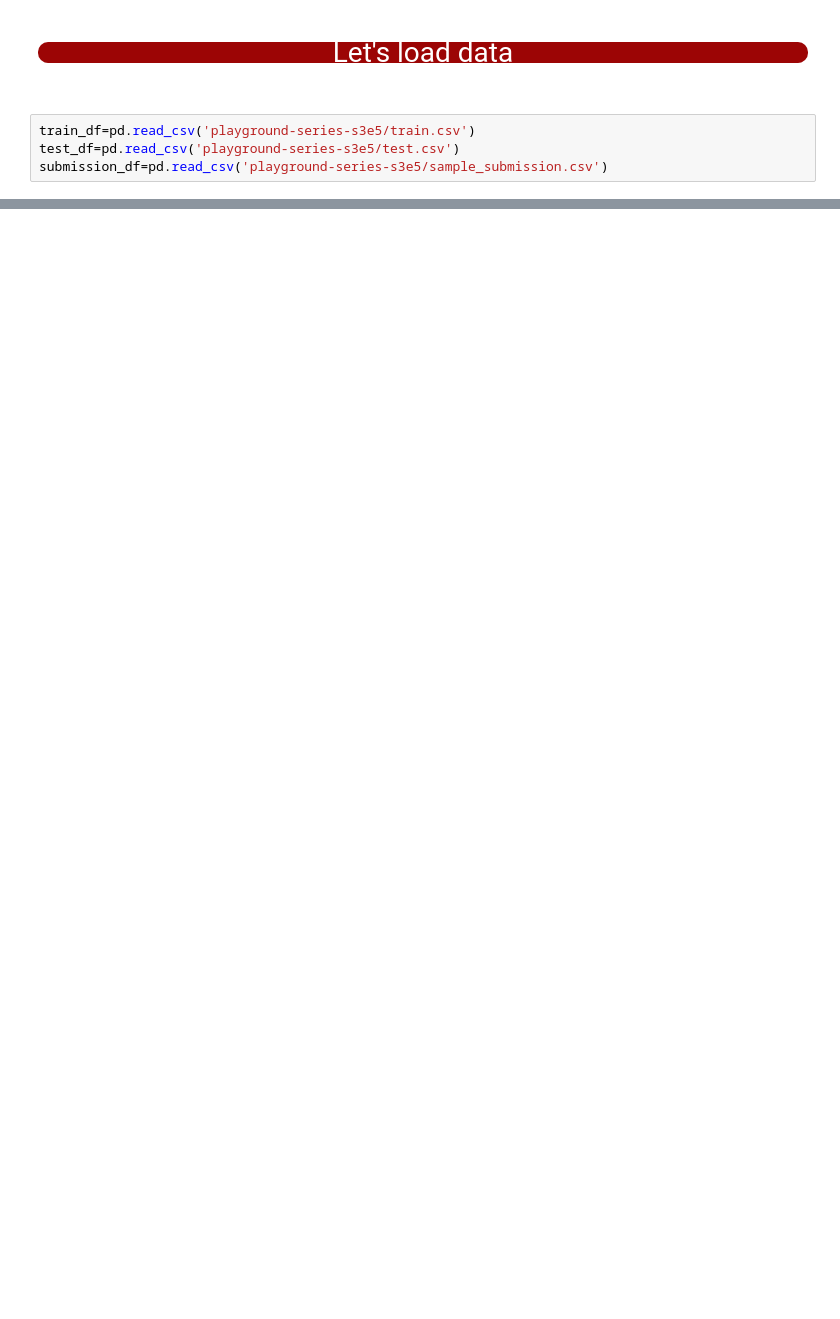
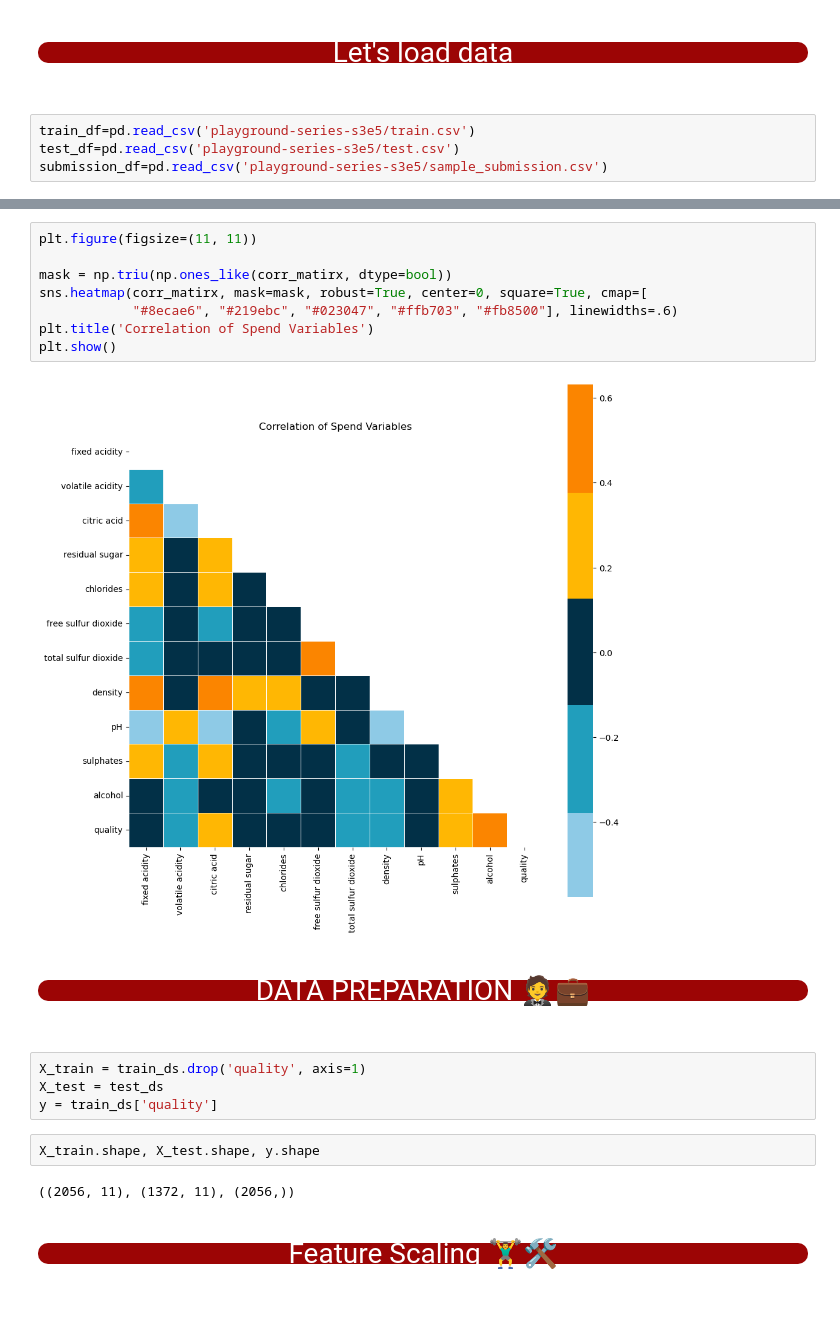
Before and after one commit to Dharmesh-IT/ML-Practice, a Jupyter notebook: kaggle/s3e5/Playground Series Season 3, Episode 5.ipynb, the cells around one changed output, grey strips where cells are left out. Cells and saved outputs as stored; diff of their text form; blank space fills up the shorter version.

```diff
--- a/kaggle/s3e5/Playground Series Season 3, Episode 5.ipynb
+++ b/kaggle/s3e5/Playground Series Season 3, Episode 5.ipynb
@@ -52,0 +152,28 @@ submission_df=pd.read_csv('playground-series-s3e5/sample_submission.csv')
+# %%
+plt.figure(figsize=(11, 11))
+
+mask = np.triu(np.ones_like(corr_matirx, dtype=bool))
+sns.heatmap(corr_matirx, mask=mask, robust=True, center=0, square=True, cmap=[
+            "#8ecae6", "#219ebc", "#023047", "#ffb703", "#fb8500"], linewidths=.6)
+plt.title('Correlation of Spend Variables')
+plt.show()
+# %% [output]
+[figure, added]
+# %% [markdown]
+# <center><font size = 3>
+
+<span > <p style="background-color:#9c0505;font-family:arial;color:#fff;font-size:200%;text-align:center;border-radius:10px 10px;">DATA PREPARATION 🤵💼</p>
+</span></font></center>
+# %%
+X_train = train_ds.drop('quality', axis=1)
+X_test = test_ds
+y = train_ds['quality']
+# %%
+X_train.shape, X_test.shape, y.shape
+# %% [output]
+((2056, 11), (1372, 11), (2056,))
+# %% [markdown]
+# <center><font size = 3>
+
+<span > <p style="background-color:#9c0505;font-family:arial;color:#fff;font-size:200%;text-align:center;border-radius:10px 10px;">Feature Scaling 🏋️‍♂️🛠️</p>
+</span></font></center>
```
Also changed, not shown: parts of 44 cells of this notebook, 1 other file.
